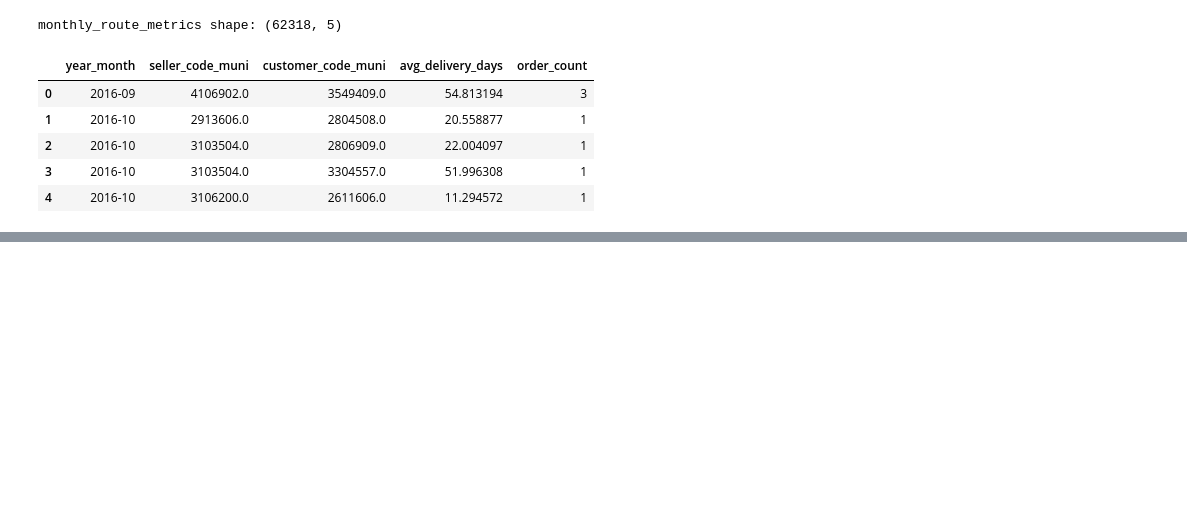
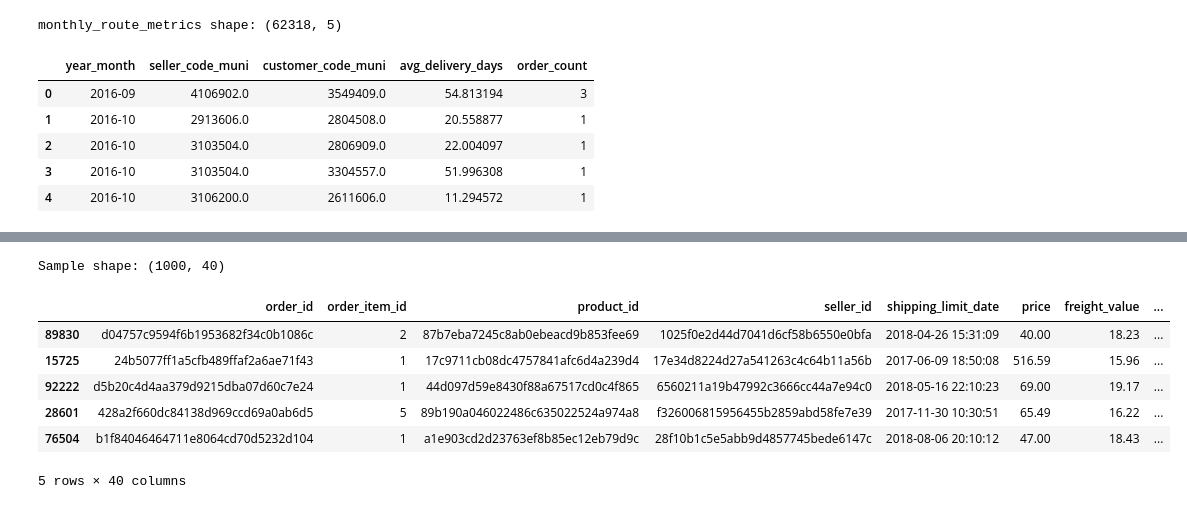
Before and after one commit to kealankuar/olist-analysis-dashboard-project, a Jupyter notebook: notebooks/geospatial_analysis.ipynb, the cells around one changed output, grey strips where cells are left out. Saved outputs shown, nothing was run; the diff lists cells and outputs as text; code cells hidden in the pictures; blank space fills up the shorter version.

```diff
--- a/notebooks/geospatial_analysis.ipynb
+++ b/notebooks/geospatial_analysis.ipynb
@@ -701,0 +699,14 @@ Animation saved as animated_routes.gif
+# %%
+# 6.1 sample to reduce data size for interactive mapping
+full_sample = full_df.sample(n=1000, random_state=42)  # reduce to 1k rows to lighten the map
+print("Sample shape:", full_sample.shape)
+full_sample.head()
+# %% [output]
+Sample shape: (1000, 40)
+|  | order_id | order_item_id | product_id | seller_id | shipping_limit_date | price | freight_value | ... |
+| 89830 | d04757c9594f6b1953682f34c0b1086c | 2 | 87b7eba7245c8ab0ebeacd9b853fee69 | 1025f0e2d44d7041d6cf58b6550e0bfa | 2018-04-26 15:31:09 | 40.00 | 18.23 | ... |
+| 15725 | 24b5077ff1a5cfb489ffaf2a6ae71f43 | 1 | 17c9711cb08dc4757841afc6d4a239d4 | 17e34d8224d27a541263c4c64b11a56b | 2017-06-09 18:50:08 | 516.59 | 15.96 | ... |
+| 92222 | d5b20c4d4aa379d9215dba07d60c7e24 | 1 | 44d097d59e8430f88a67517cd0c4f865 | 6560211a19b47992c3666cc44a7e94c0 | 2018-05-16 22:10:23 | 69.00 | 19.17 | ... |
+| 28601 | 428a2f660dc84138d969ccd69a0ab6d5 | 5 | 89b190a046022486c635022524a974a8 | f326006815956455b2859abd58fe7e39 | 2017-11-30 10:30:51 | 65.49 | 16.22 | ... |
+| 76504 | b1f84046464711e8064cd70d5232d104 | 1 | a1e903cd2d23763ef8b85ec12eb79d9c | 28f10b1c5e5abb9d4857745bede6147c | 2018-08-06 20:10:12 | 47.00 | 18.43 | ... |
+5 rows × 40 columns
```
Also changed, not shown: parts of 31 cells of this notebook.
